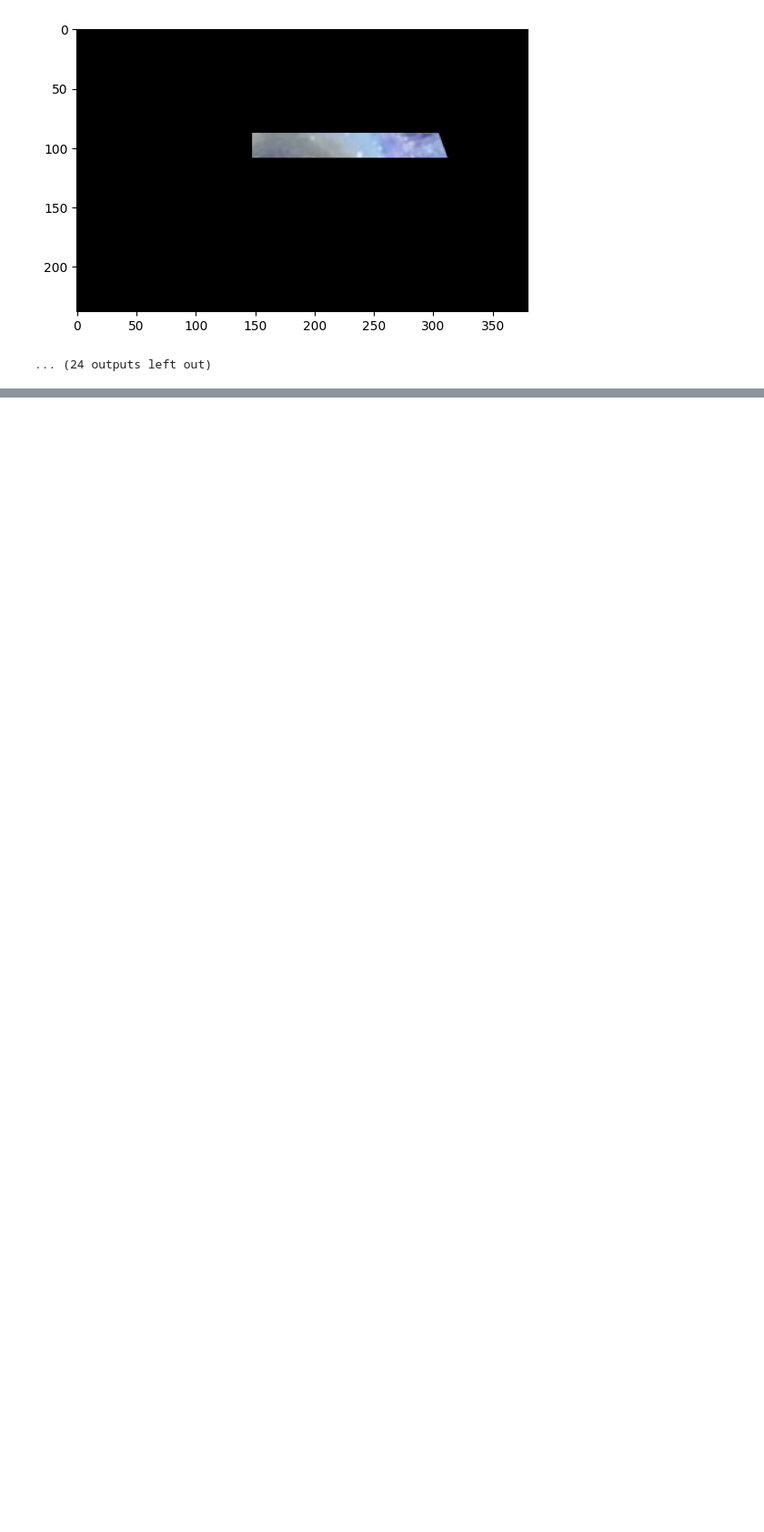
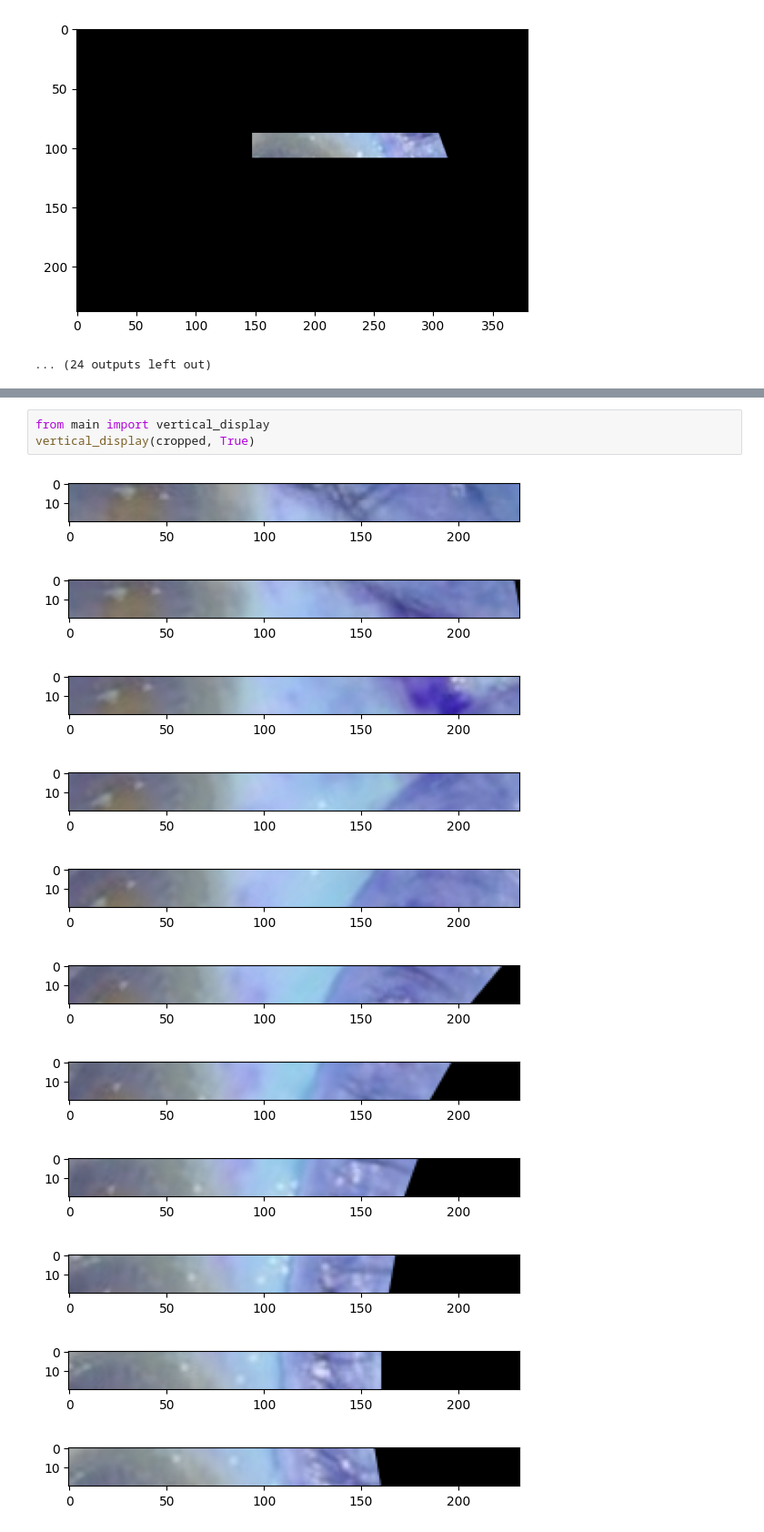
Before and after one commit to ethanrasmussen/EyeTraumaAnalysis, a Jupyter notebook: main.ipynb, the cells around one changed output, grey strips where cells are left out. Shown at 91% size. Saved outputs shown, nothing was run; the diff lists cells and outputs as text; blank space fills up the shorter version.

```diff
--- a/main.ipynb
+++ b/main.ipynb
@@ -60,0 +93,15 @@ for piece in pieces:
+# %%
+from main import vertical_display
+vertical_display(cropped, True)
+# %% [output]
+[figure, added]
+[figure, added]
+[figure, added]
+[figure, added]
+[figure, added]
+[figure, added]
+[figure, added]
+[figure, added]
+[figure, added]
+[figure, added]
+[figure, added]
```
Also changed, not shown: parts of 5 cells of this notebook, 1 other file.
